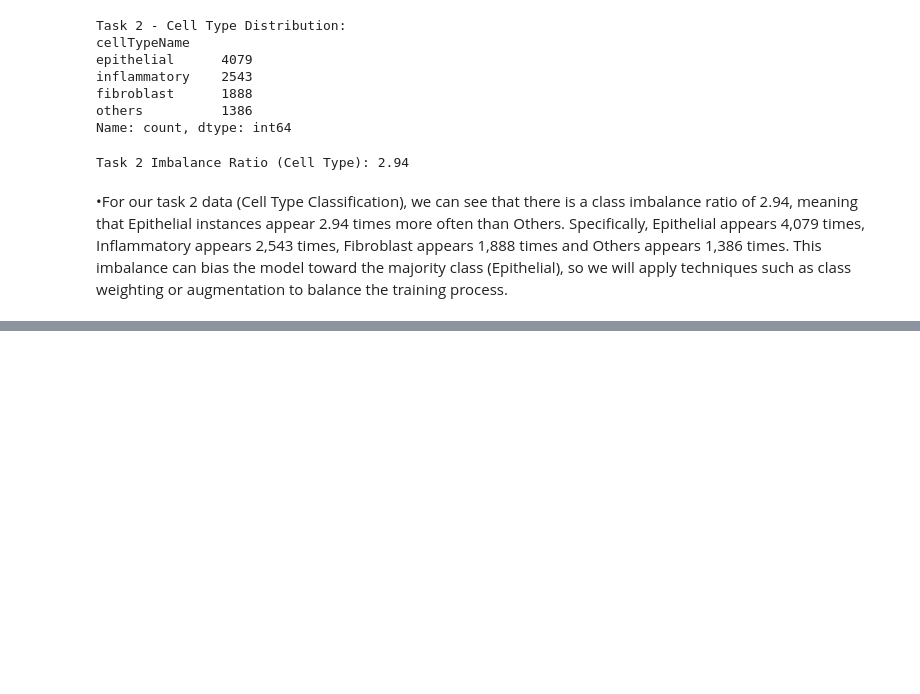
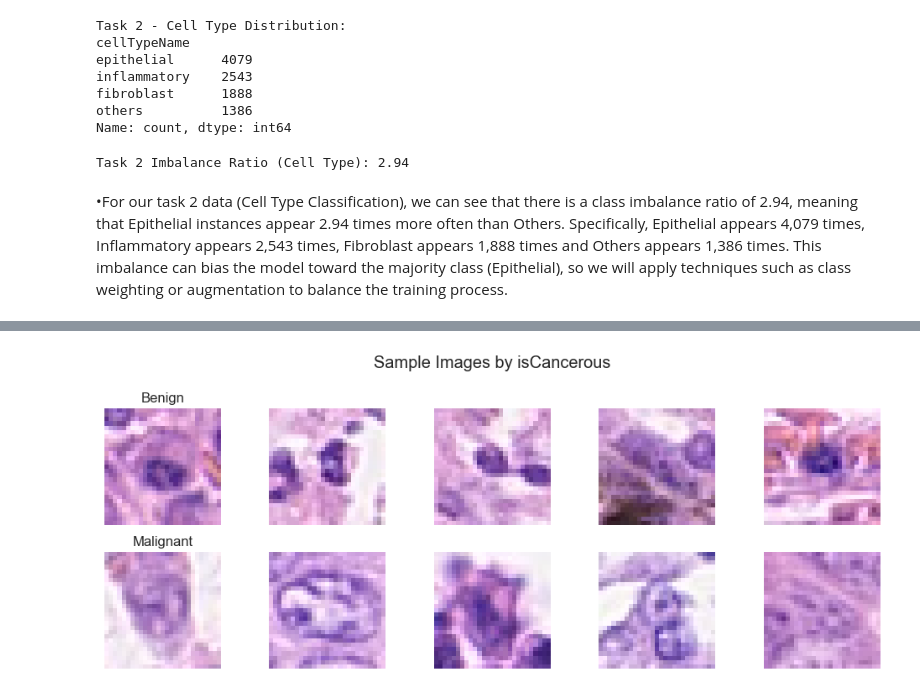
Before and after one commit to julian-schmidt-heron/Colon-Cancer-Image-Classification-RMIT-Group-Project-, a Jupyter notebook: s4002485_s3994439.ipynb, the cells around one changed output, grey strips where cells are left out. Drawn from its saved outputs; the diff is of its cells as text; code cells hidden in the pictures; blank space fills up the shorter version.

```diff
--- a/s4002485_s3994439.ipynb
+++ b/s4002485_s3994439.ipynb
@@ -148,0 +153,42 @@ Task 2 Imbalance Ratio (Cell Type): 2.94
+# %%
+import cv2
+import numpy as np
+
+# Path to your image folder
+image_folder = 'Image_classification_data/patch_images'
+# Everything else remains the same
+def load_image(img_name, target_size=(27, 27)):
+    img_path = os.path.join(image_folder, img_name)
+    img = cv2.imread(img_path)
+    if img is None:
+        return None
+    img = cv2.cvtColor(img, cv2.COLOR_BGR2RGB)
+    img = cv2.resize(img, target_size)
+    img = img / 255.0
+    return img
+
+# Visualize samples by class (Task 1: isCancerous)
+def plot_samples_by_class(df, label_col='isCancerous', class_labels={0: 'Benign', 1: 'Malignant'}, samples_per_class=5):
+    plt.figure(figsize=(samples_per_class * 2, 4))
+
+    for idx, (class_val, label) in enumerate(class_labels.items()):
+        class_df = df[df[label_col] == class_val]
+        selected_rows = class_df.sample(n=samples_per_class, random_state=42)
+
+        for i, (_, row) in enumerate(selected_rows.iterrows()):
+            img = load_image(row['ImageName'])
+            if img is None:
+                continue
+            plt.subplot(2, samples_per_class, idx * samples_per_class + i + 1)
+            plt.imshow(img)
+            plt.axis('off')
+            plt.title(label if i == 0 else "")
+
+    plt.suptitle(f'Sample Images by {label_col}')
+    plt.tight_layout()
+    plt.show()
+
+# Run for Task 1
+plot_samples_by_class(main_df, label_col='isCancerous', class_labels={0: 'Benign', 1: 'Malignant'})
+# %% [output]
+[figure, added]
```
Also changed, not shown: parts of 12 cells of this notebook.
